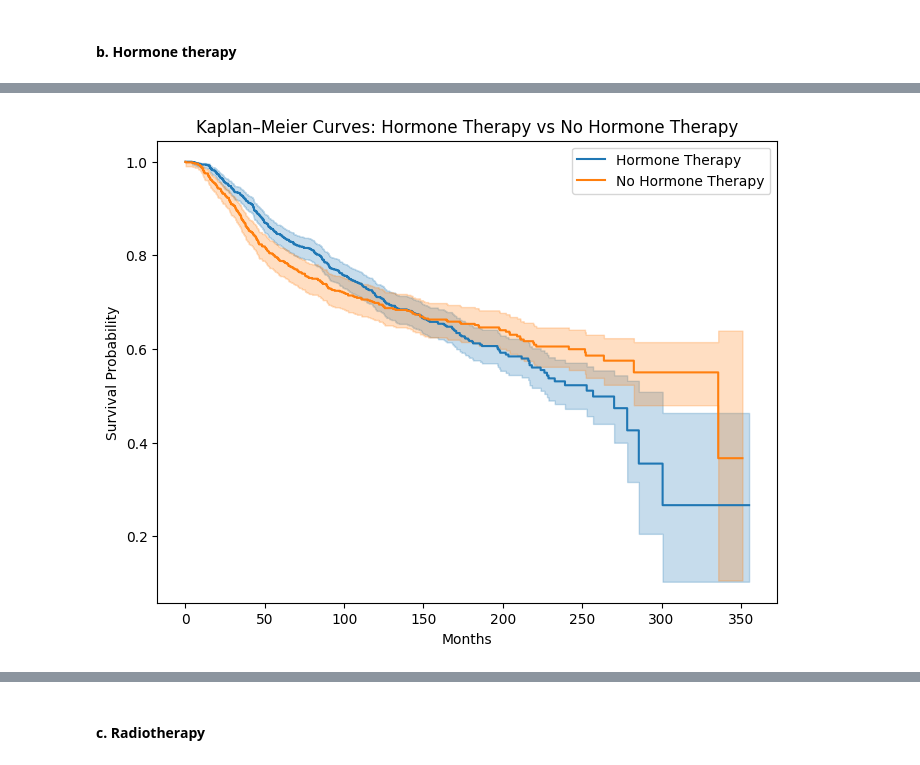
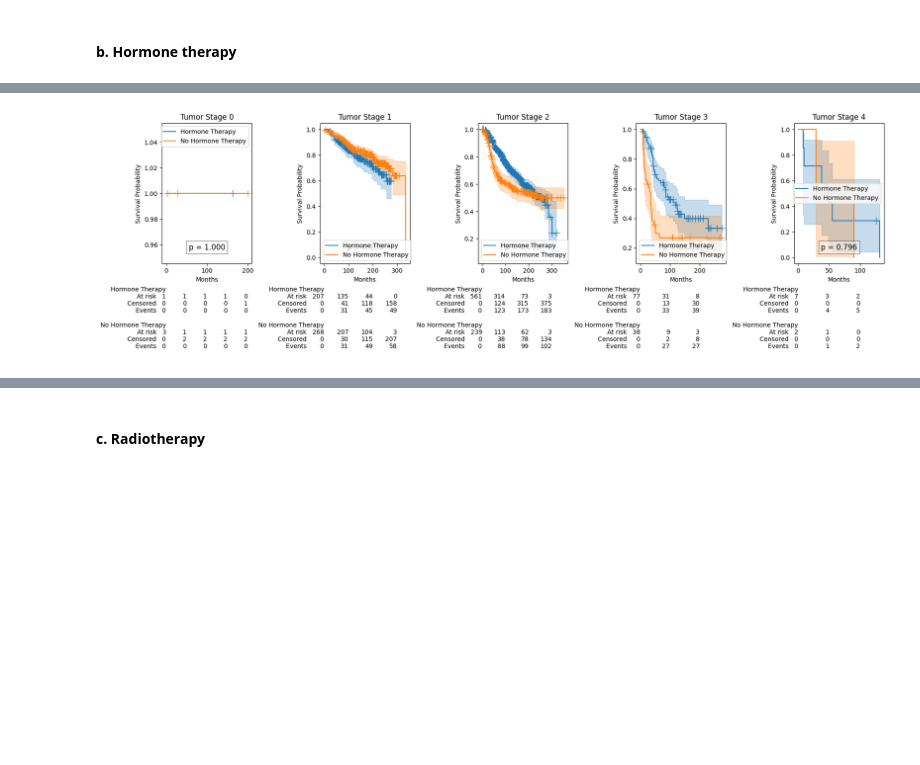
Before and after one commit to emilylongmire/STA4365-Final-Project, a Jupyter notebook: EDA.ipynb, the cells around one changed output, grey strips where cells are left out. Saved outputs shown, nothing was run; the diff lists cells and outputs as text; code cells hidden in the pictures; blank space fills up the shorter version.

```diff
--- a/EDA.ipynb
+++ b/EDA.ipynb
@@ -24,7 +25,7 @@ df = pd.read_csv("METABRIC_RNA_Mutation.csv",
     })
 
 # Strip whitespace and standardize capitalization
-string_cols = df.select_dtypes(include=['object', 'str']).columns.tolist()
+string_cols = df.select_dtypes(include=['object', 'string']).columns.tolist()
 for col in string_cols:
     df[col] = df[col].str.strip().str.title()  # title case, removes extra spaces
 
@@ -243,16 +273,28 @@ plt.show()
 # %% [markdown]
 #### a. Chemotherapy
 # %%
-kmf = KaplanMeierFitter()
 plt.figure(figsize=(8,6))
-
+chemo_fits = []
 for treatment, label in zip([1, 0], ['Chemotherapy', 'No Chemotherapy']):
     mask = clinical_df['chemotherapy'] == treatment
     kmf.fit(time_to_event[mask], event_observed=event[mask], label=label)
-    kmf.plot_survival_function(ci_show=True)
+    ax = kmf.plot_survival_function(ci_show=True, show_censors=True)
+    chemo_fits.append(KaplanMeierFitter().fit(time_to_event[mask], event_observed=event[mask], label=label))
 
+add_at_risk_counts(*chemo_fits, ax=ax)
 plt.title("Kaplan–Meier Curves: Chemotherapy vs No Chemotherapy")
 plt.xlabel("Months")
 plt.ylabel("Survival Probability")
 plt.show()
+
+# Log-rank test for chemotherapy
+mask_treated = clinical_df['chemotherapy'] == 1
+mask_control = clinical_df['chemotherapy'] == 0
+results_chemo = logrank_test(
+    time_to_event[mask_treated],
+    time_to_event[mask_control],
+    event_observed_A=event[mask_treated],
+    event_observed_B=event[mask_control]
+)
+print("Chemotherapy Log-Rank Test p-value:", results_chemo.p_value)
 # %% [output]
@@ -260,14 +462,69 @@ plt.show()
 # %% [markdown]
 #### b. Hormone therapy
 # %%
-plt.figure(figsize=(8,6))
-for treatment, label in zip([1, 0], ['Hormone Therapy', 'No Hormone Therapy']):
-    mask = clinical_df['hormone_therapy'] == treatment
-    kmf.fit(time_to_event[mask], event_observed=event[mask], label=label)
-    kmf.plot_survival_function(ci_show=True)
+from lifelines import KaplanMeierFitter
+from lifelines.plotting import add_at_risk_counts
+import matplotlib.pyplot as plt
 
-plt.title("Kaplan–Meier Curves: Hormone Therapy vs No Hormone Therapy")
-plt.xlabel("Months")
-plt.ylabel("Survival Probability")
+# Keep only rows where stage, time_to_event, and event are numeric and not NaN
+mask_valid = clinical_df['tumor_stage'].notna() & \
+             pd.notna(time_to_event) & \
+             pd.notna(event)
+
+df_valid = clinical_df[mask_valid].copy()
+time_to_event_valid = time_to_event[mask_valid]
+event_valid = event[mask_valid]
+
+plt.figure(figsize=(18,6))
+
+tumor_stages = sorted(df_valid['tumor_stage'].unique())
+n_stages = len(tumor_stages)
+
+for i, stage in enumerate(tumor_stages, start=1):
+    mask_stage = df_valid['tumor_stage'] == stage
+    ax = plt.subplot(1, n_stages, i)
+
+    stage_fits = []
+
+    for treatment, label in zip([1,0], ['Hormone Therapy','No Hormone Therapy']):
+        mask = mask_stage & (df_valid['hormone_therapy'] == treatment)
+        if mask.sum() == 0:
+            continue
+
+        # Fit and plot survival curve with censored markers
+        kmf = KaplanMeierFitter()
+        kmf.fit(time_to_event_valid[mask], event_observed=event_valid[mask], label=label)
+        kmf.plot_survival_function(ci_show=True, ax=ax, show_censors=True)
+
+        # Store for "at risk" table
+        stage_fits.append(KaplanMeierFitter().fit(
+            time_to_event_valid[mask],
+            event_observed=event_valid[mask],
+            label=label
+        ))
+
+    add_at_risk_counts(*stage_fits, ax=ax)
+
+    ax.set_title(f"Tumor Stage {int(stage)}")
+    ax.set_xlabel("Months")
+    ax.set_ylabel("Survival Probability")
+
+    # Log-rank test
+    mask_treated = mask_stage & (df_valid['hormone_therapy'] == 1)
+    mask_control = mask_stage & (df_valid['hormone_therapy'] == 0)
+
+    if mask_treated.sum() > 0 and mask_control.sum() > 0:
+        results_stage = logrank_test(
+            time_to_event_valid[mask_treated],
+            time_to_event_valid[mask_control],
+            event_observed_A=event_valid[mask_treated],
+            event_observed_B=event_valid[mask_control]
+        )
+        ax.text(0.5, 0.1, f"p = {results_stage.p_value:.3f}", transform=ax.transAxes,
+                ha='center', fontsize=12, bbox=dict(facecolor='white', alpha=0.5))
+        print(f"Tumor Stage {int(stage)} - Hormone Therapy Log-Rank p-value: {results_stage.p_value:.3f}")
+
+
+plt.tight_layout()
 plt.show()
 # %% [output]
@@ -274 +536 @@ plt.show()
-[figure, old version]
+[figure, new version]
```
Also changed, not shown: parts of 32 cells of this notebook.
